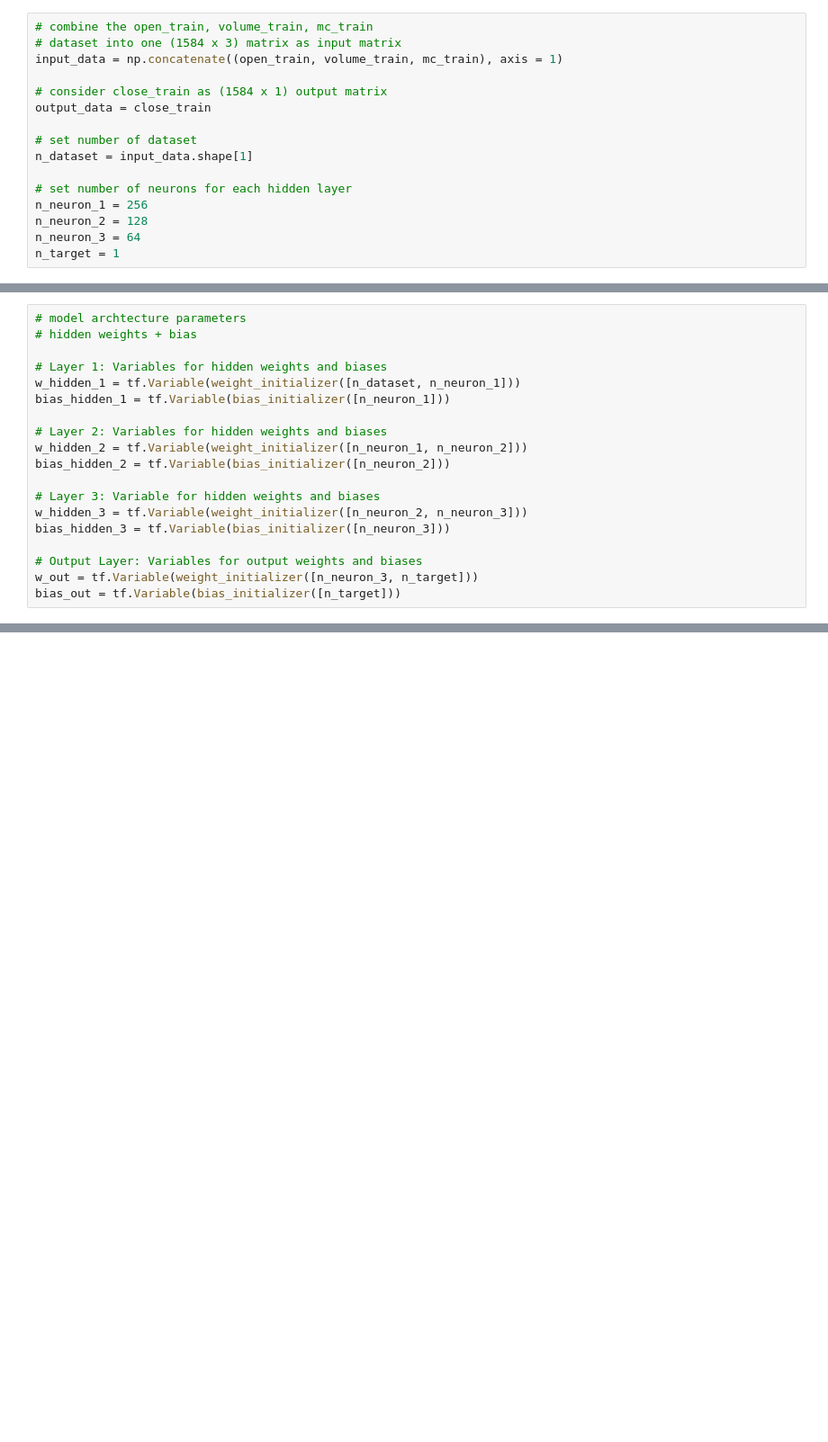
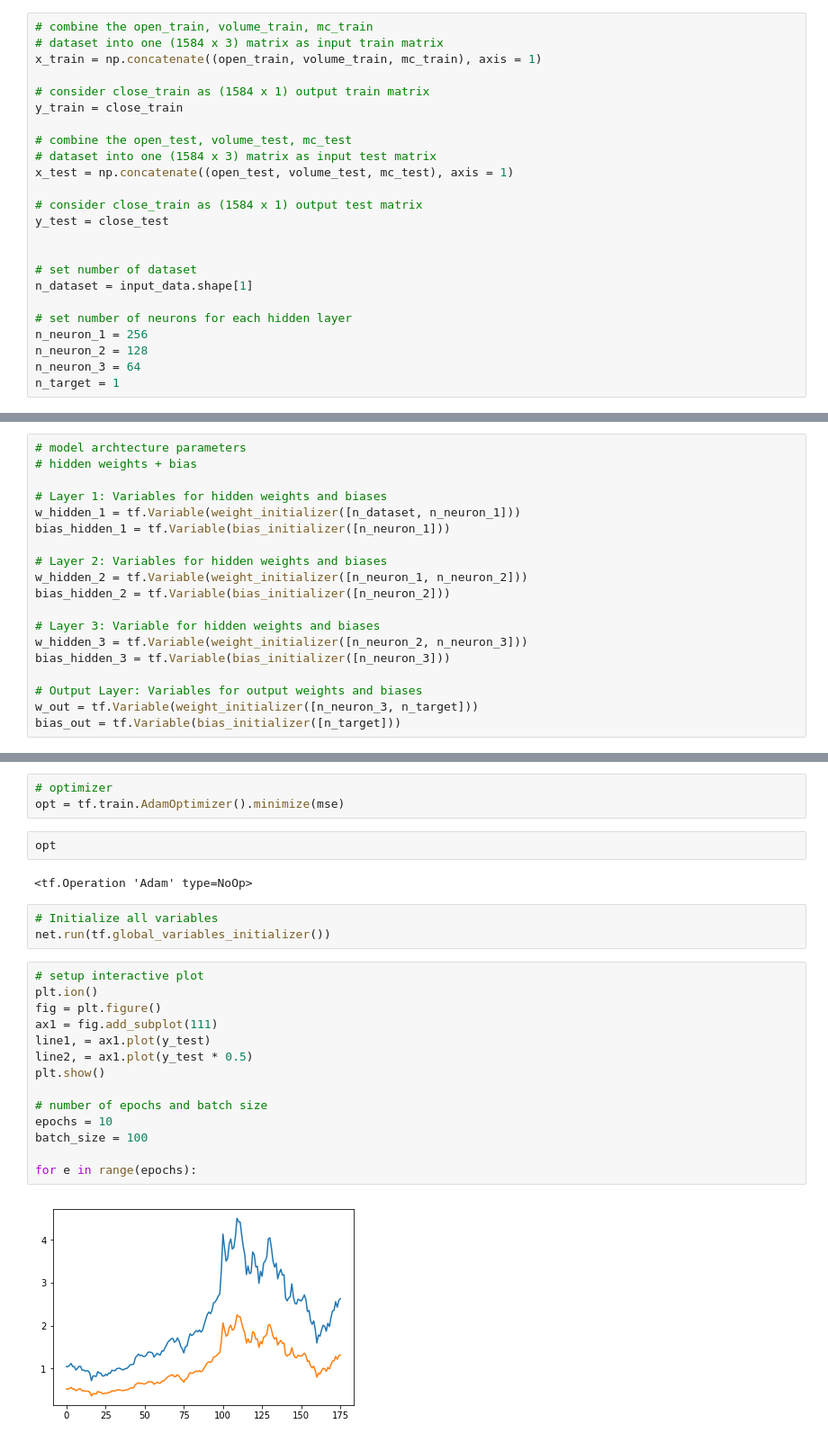
Before and after one commit to meng1994412/EECS349_Machine_Learning, a Jupyter notebook: Project/preprocessing.ipynb, the cells around one changed output, grey strips where cells are left out. Shown: that part at 90% size. Cells and saved outputs as stored; diff of their text form; blank space fills up the shorter version.

Commit message:
activation function for hidden layer done, cost function done, optimization function done, starting to set up interactive plot

```diff
--- a/Project/preprocessing.ipynb
+++ b/Project/preprocessing.ipynb
@@ -436,11 +436,19 @@ array([[0.01006108],
        [1.        ]])
 # %%
 # combine the open_train, volume_train, mc_train
-# dataset into one (1584 x 3) matrix as input matrix
-input_data = np.concatenate((open_train, volume_train, mc_train), axis = 1)
+# dataset into one (1584 x 3) matrix as input train matrix
+x_train = np.concatenate((open_train, volume_train, mc_train), axis = 1)
 
-# consider close_train as (1584 x 1) output matrix
-output_data = close_train
+# consider close_train as (1584 x 1) output train matrix
+y_train = close_train
+
+# combine the open_test, volume_test, mc_test
+# dataset into one (1584 x 3) matrix as input test matrix
+x_test = np.concatenate((open_test, volume_test, mc_test), axis = 1)
+
+# consider close_train as (1584 x 1) output test matrix
+y_test = close_test
+
 
 # set number of dataset
 n_dataset = input_data.shape[1]
@@ -509,0 +547,26 @@ bias_out = tf.Variable(bias_initializer([n_target]))
+# %%
+# optimizer
+opt = tf.train.AdamOptimizer().minimize(mse)
+# %%
+opt
+# %% [output]
+<tf.Operation 'Adam' type=NoOp>
+# %%
+# Initialize all variables
+net.run(tf.global_variables_initializer())
+# %%
+# setup interactive plot
+plt.ion()
+fig = plt.figure()
+ax1 = fig.add_subplot(111)
+line1, = ax1.plot(y_test)
+line2, = ax1.plot(y_test * 0.5)
+plt.show()
+
+# number of epochs and batch size
+epochs = 10
+batch_size = 100
+
+for e in range(epochs):
+# %% [output]
+[figure, added]
```
Also changed, not shown: parts of 9 cells of this notebook.
